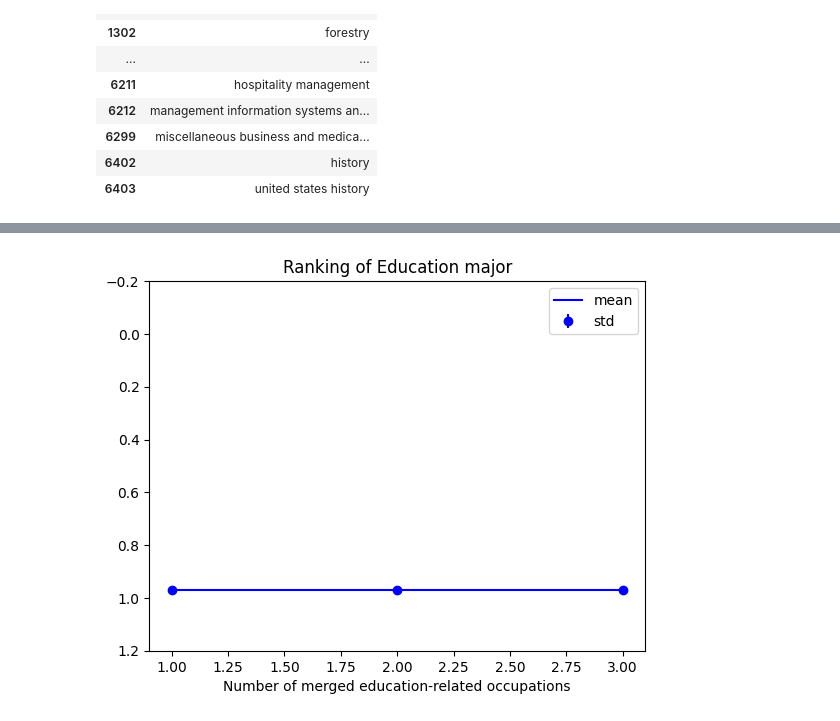
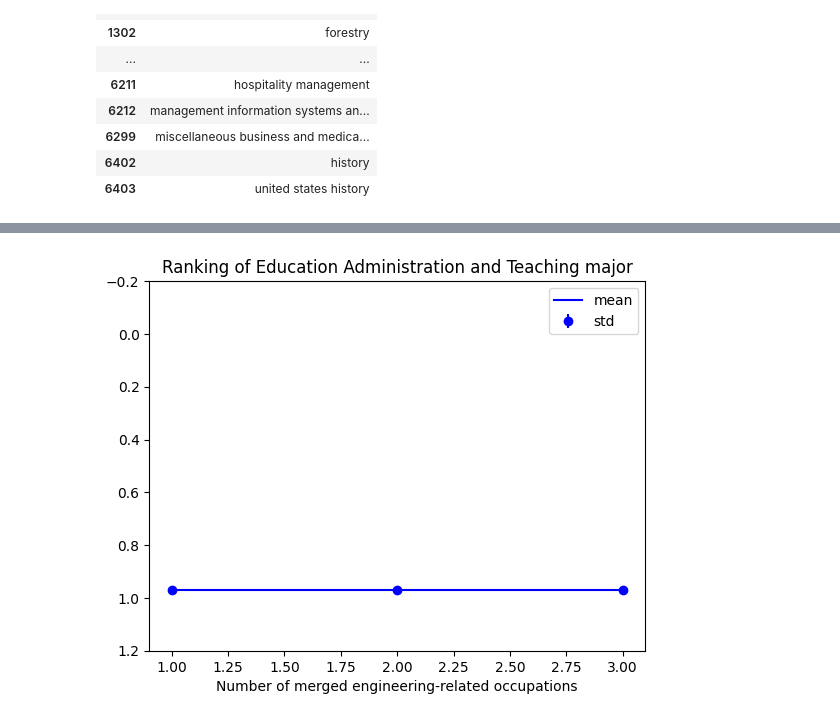
Before and after one commit to shimaohajime/major_occupation_specificity, a Jupyter notebook: src/appendix_simulations1_data_requirements.ipynb, the cells around one changed output, grey strips where cells are left out. Saved outputs shown, nothing was run; the diff lists cells and outputs as text; code cells hidden in the pictures.

```diff
--- a/src/appendix_simulations1_data_requirements.ipynb
+++ b/src/appendix_simulations1_data_requirements.ipynb
@@ -240,7 +333,11 @@ for soc_level in [2,4]:
 
 
     # Merge all the majors that start from "23xx" by adding them up
-    for m in ['23','24']:#
+    for m in ['23','24']:
+        '''
+        23: education administration and teaching
+        24: engineering
+        '''
 
         test_majors = adj_matrix.index[adj_matrix.index.astype(str).str.startswith(m)]
 
@@ -501,6 +598,10 @@ for soc_level in [2,4]:
     adj_matrix_degfieldd = pd.read_csv(f'../data/processed_data/acs/adj_degfieldd_soc{soc_level}.csv',index_col=0)
 
     for m in ['23','24']:
+        '''
+        23: education administration and teaching
+        24: engineering
+        '''
 
         test_majors = adj_matrix_degfieldd.index[adj_matrix_degfieldd.index.astype(str).str.startswith(m)]
 
@@ -620,4 +719,6 @@ Index(['1710', '1720', '1730'], dtype='object')
 # %%
+#Merging occupations
+
 major_var = 'degfield'
 major_name = df_degfield if major_var == 'degfield' else df_degfieldd
 major_name.index.name = 'major'
@@ -630,7 +731,17 @@ adj_matrix_soc4 = pd.read_csv(f'../data/processed_data/acs/adj_{major_var}_soc4.
 
 
 for o in ['17','25']:
+    '''
+    17:Architecture & Engineering Occupations
+    25:Education, Training, & Library Occupations
+    '''
+    xlabel = 'Number of merged education-related occupations' if o=='25' else 'Number of merged engineering-related occupations'
     for m in ['23','24']:
+        '''
+        23: education administration and teaching
+        24: engineering
+        '''
+        title = f'Ranking of Education Administration and Teaching major' if m=='23' else f'Ranking of Engineering major'
         print('o,m:',o,m)
         test_occupations = adj_matrix_soc4.columns[adj_matrix_soc4.columns.astype(str).str.startswith(o)]
         major_i_ranking_iter = pd.DataFrame()
@@ -646,7 +757,7 @@ for o in ['17','25']:
                 # Remove 23
                 adj_matrix_ed_detailed = adj_matrix_ed_detailed.drop(columns=[o])
 
-                # Merge some of the education majors
+                # Merge some of the education occupations
                 adj_matrix_simulation = adj_matrix_ed_detailed.copy()
                 ed_occs_to_merge = np.random.choice(test_occupations, size=n, replace=False)
 
@@ -677,13 +788,13 @@ for o in ['17','25']:
         ## Show std as error bar
         ax.errorbar(major_i_ranking_iter.columns, major_i_ranking_iter.loc['mean']/n_effective_majors, yerr=major_i_ranking_iter.loc['std']/n_effective_majors, fmt='o', label='std',color='blue')
         #dashed vertical line for the actual number
-        ax.set_title(f'Ranking of Education major')
+        ax.set_title(title)
         # Flip y-axis
         ax.invert_yaxis()
         ax.set_ylim(1.2,-.2)
 
 
-        ax.set_xlabel('Number of merged education-related occupations')
+        ax.set_xlabel(xlabel)
 
 
         # Save fig
@@ -701,4 +812,5 @@ o,m: 25 24
 # %%
+# Merging occupations, at soc4 level
 major_var = 'degfield'
 major_name = df_degfield if major_var == 'degfield' else df_degfieldd
 major_name.index.name = 'major'
@@ -711,7 +823,17 @@ adj_matrix_soc4 = pd.read_csv(f'../data/processed_data/acs/adj_{major_var}_soc4.
 
 
 for o in ['17','25']:
+    '''
+    17:Architecture & Engineering Occupations
+    25:Education, Training, & Library Occupations
+    '''
+    xlabel = 'Number of merged education-related occupations' if o=='25' else 'Number of merged engineering-related occupations'
     for m in ['23','24']:
+        '''
+        23: education administration and teaching
+        24: engineering
+        '''
+        title = f'Ranking of Education Administration and Teaching major' if m=='23' else f'Ranking of Engineering major'
         test_occupations = adj_matrix_soc4.columns[adj_matrix_soc4.columns.astype(str).str.startswith(o)]
 
         major_i_ranking_iter = pd.DataFrame()
@@ -722,7 +844,7 @@ for o in ['17','25']:
             for i in range(20):
                 adj_matrix_ed_detailed = adj_matrix_soc4.copy()
 
-                # Merge some of the education majors
+                # Merge some of the education occupations
                 adj_matrix_simulation = adj_matrix_ed_detailed.copy()
                 ed_occs_to_merge = np.random.choice(test_occupations, size=n, replace=False)
 
@@ -736,33 +858,33 @@ for o in ['17','25']:
                 # Adjust the direction
                 major_ref_top = major_ref_top_degfieldd if major_var == 'degfieldd' else major_ref_top_degfield
                 major_ref_bottom = major_ref_bottom_degfieldd if major_var == 'degfieldd' else major_ref_bottom_degfield
                 if ranking[major_ref_top]>ranking[major_ref_bottom]:
                     mci_b_H = -mci_b_H
                     ranking = mci_b_H.iloc[:,-1].rank(ascending=True)
 
                 rankings_.append(ranking)
 
                 major_i_rankings_.append(ranking[int(m)])
             major_i_ranking_iter[n] = pd.Series(major_i_rankings_).describe()
             pd.concat(rankings_,axis=1)
 
         n_effective_majors = adj_matrix.shape[0]
         # Plot engineer_ranking_iter across n
         fig, ax = plt.subplots()
         ax.plot(major_i_ranking_iter.loc['mean']/n_effective_majors, label='mean',color='blue')
         ## Show std as error bar
         ax.errorbar(major_i_ranking_iter.columns, major_i_ranking_iter.loc['mean']/n_effective_majors, yerr=major_i_ranking_iter.loc['std']/n_effective_majors, fmt='o', label='std',color='blue')
         #dashed vertical line for the actual number
-        ax.set_title(f'Ranking of Education major')
+        ax.set_title(title)
         # Flip y-axis
         ax.invert_yaxis()
         ax.set_ylim(1.2,-.2)
 
-        ax.set_xlabel('Number of merged education-related occupations')
+        ax.set_xlabel(xlabel)
 
 
         # Save fig
         plt.legend()
         plt.savefig(f'../results_JHR_revision2/merge_occ_{o}xx_ranking_{m}_soc4.pdf')
 # %% [output]
-[figure, old version]
+[figure, new version]
```
Also changed, not shown: parts of 14 cells of this notebook.
